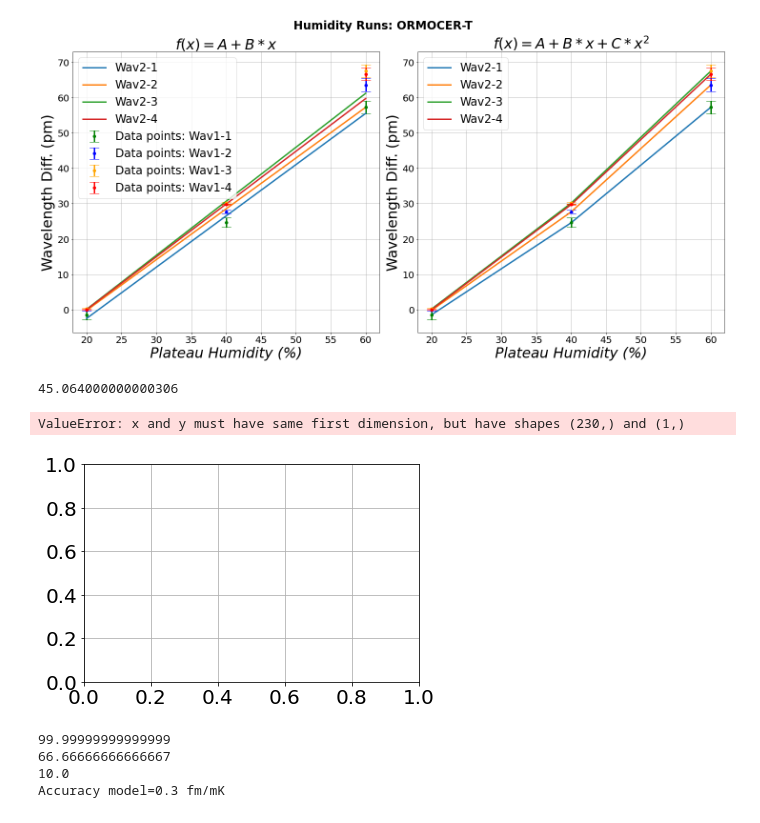
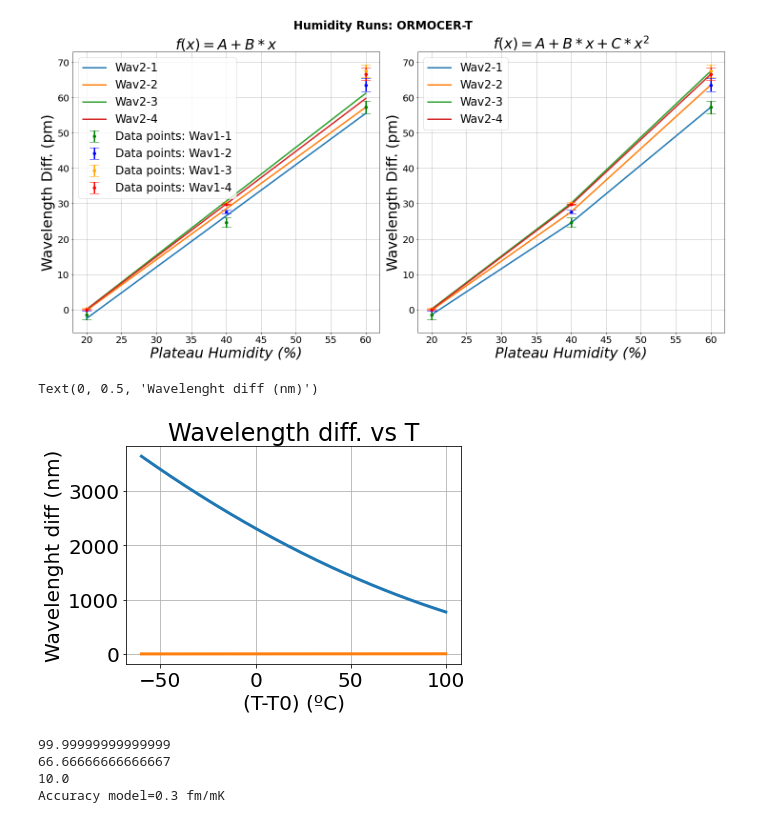
Before and after one commit to jcapo96/FBG_TMS, a Jupyter notebook: ana/march_runs/sensitivity_plots.ipynb, the cells around one changed output. Cells and saved outputs as stored; diff of their text form; code cells hidden in the pictures.

```diff
--- a/ana/march_runs/sensitivity_plots.ipynb
+++ b/ana/march_runs/sensitivity_plots.ipynb
@@ -772,18 +772,26 @@ Wav2-4 : A=-22.467 pm, B=0.947 pm/K, C=0.009 pm/$K^2$
 def get_sens_T(T, A, B, C, D):
     grad = B + 2*C*T + 3*D*T**2
     return grad
+
+def sensitivitiy_fbgs(T, S1, S2):
+    t0 = 1
+    t1 = S1*T
+    t2 = (1/2)*(T**2)*(2*S2+S1**2)
+    t3 = (1/6)*(T**3)*(6*S2*S1 + S1**3)
+    return t0 + t1 + t2 + t3
 # %%
-T = np.linspace(70, 300, (300-70))
-sens = get_sens_T(213, -181988, 2309.68, -9.789, 0.014)
-print(sens)
-plt.plot(T, sens, label="Wav1-1 - ORMOCER")
-plt.title("Sensitivity vs Temperature")
-plt.xlabel("Temperature (K)")
-plt.ylabel("Sensitivity (pm/K)")
+T = np.linspace(, 100, (300-70))
+sens = get_sens_T(T, -181988, 2309.68, -9.789, 0.014)
+plt.plot(T, sens, label="oUR FIT")
+T = np.linspace(-60, 100, (300-70))
+sens = (sensitivitiy_fbgs(T, 7.618e-6, -8.269e-9) - 1)*1540
+plt.plot(T, np.e**sens, label="Wav1-1 - ORMOCER")
+plt.title("Wavelength diff. vs T")
+plt.xlabel("(T-T0) (ºC)")
+plt.ylabel("Wavelenght diff (nm)")
 # %% [output]
-45.064000000000306
+Text(0, 0.5, 'Wavelenght diff (nm)')
-ValueError: x and y must have same first dimension, but have shapes (230,) and (1,)
-[figure, old version]
+[figure, new version]
 # %%
 def get_sigma_wl_q(sigmawl, sigmat, sigmawl_err, sigmat_err):
     prop_stab = (sigmawl/sigmat)*1e3
```
Also changed, not shown: parts of 1 cell of this notebook, 4 other files.
